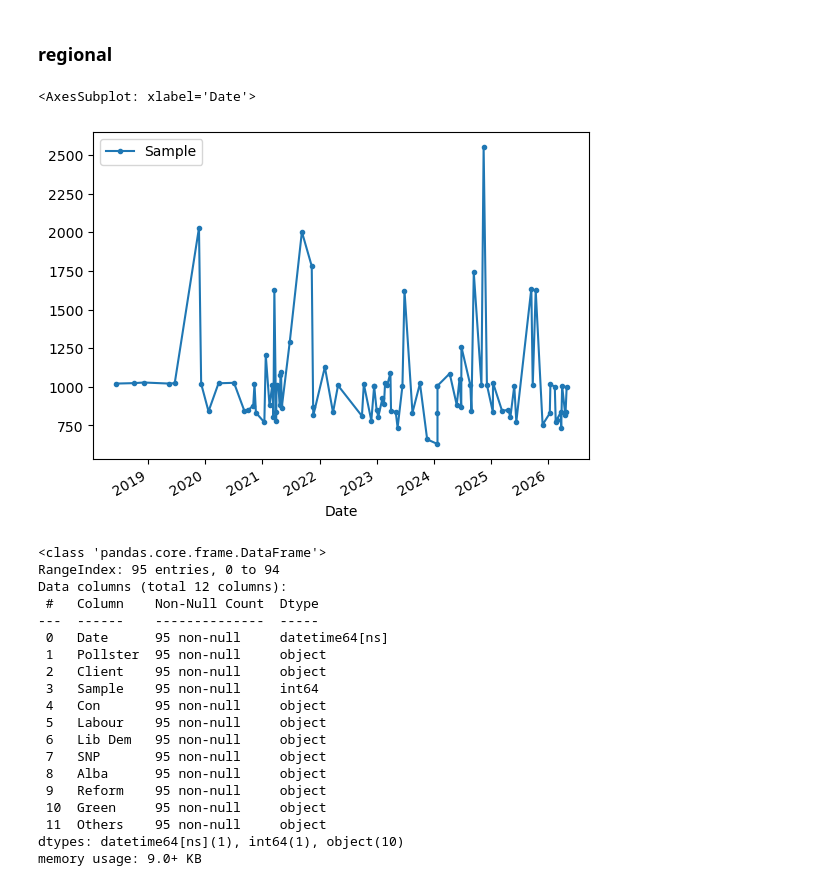
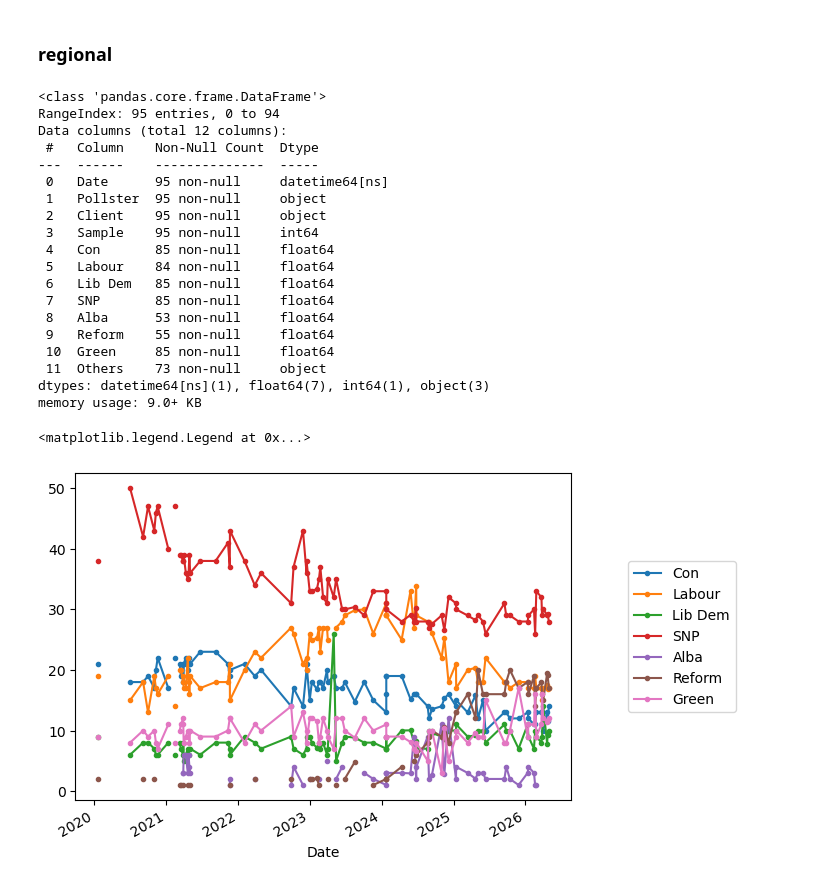
Before and after one commit to stelios-c/uk_votes, a Jupyter notebook: scottish_may2026.ipynb, the cells around one changed output. Saved outputs shown, nothing was run; the diff lists cells and outputs as text; code cells hidden in the pictures.

Commit message:
handle regional numbers, look at outlier

```diff
--- a/scottish_may2026.ipynb
+++ b/scottish_may2026.ipynb
@@ -9,7 +9,15 @@ Raw data from https://knutley.github.io/STAEM_Project/
 # %%
 constituency_df=pd.read_csv('constituency.csv',parse_dates=[0],sep='\%?,',engine='python')
 # %%
-regional_df=pd.read_csv('regional_list.csv',parse_dates=[0],sep='\%?,',engine='python')
+regional_df=(pd
+             .read_csv('regional_list.csv',
+                       parse_dates=[0],
+                       sep='\%?,',
+                       engine='python',
+                       na_values='—',
+                       dtype={'Sample':float,'Con':float,'Labour':float,'Lib Dem':float,'SNP':float,'Alba':float,
+                              'Reform':float,'Green':float})#,'Others':float
+            )
 # %% [markdown]
 ## Analysis
 # %% [markdown]
@@ -69,19 +77,6 @@ likewise Labour oscillates between low Norstat and high other in the last couple
 [figure]
 # %% [markdown]
 ### regional
-# %%
-(regional_df
- .set_index(['Date'])#,'Pollster'])
- .sort_index()
- #.unstack()
- #.drop(columns='Sample')
- #.SNP
- .loc['2016':]
- .plot(marker='.')#,colors={'Con':'tab10-blue'})
-)
-# %% [output]
-<AxesSubplot: xlabel='Date'>
-[figure, old version]
 # %%
 regional_df.info()
 # %% [output]
@@ -94,13 +89,25 @@ Data columns (total 12 columns):
  1   Pollster  95 non-null     object
  2   Client    95 non-null     object
  3   Sample    95 non-null     int64
- 4   Con       95 non-null     object
- 5   Labour    95 non-null     object
- 6   Lib Dem   95 non-null     object
- 7   SNP       95 non-null     object
- 8   Alba      95 non-null     object
- 9   Reform    95 non-null     object
- 10  Green     95 non-null     object
- 11  Others    95 non-null     object
-dtypes: datetime64[ns](1), int64(1), object(10)
+ 4   Con       85 non-null     float64
+ 5   Labour    84 non-null     float64
+ 6   Lib Dem   85 non-null     float64
+ 7   SNP       85 non-null     float64
+ 8   Alba      53 non-null     float64
+ 9   Reform    55 non-null     float64
+ 10  Green     85 non-null     float64
+ 11  Others    73 non-null     object
+dtypes: datetime64[ns](1), float64(7), int64(1), object(3)
 memory usage: 9.0+ KB
+# %%
+(regional_df
+ .set_index(['Date'])
+ .sort_index()
+ .drop(columns='Sample')
+ .loc['2016':]
+ .plot(marker='.')#,colors={'Con':'tab10-blue'})
+ .legend(loc='center left',bbox_to_anchor=(1.1, 0.5))
+)
+# %% [output]
+<matplotlib.legend.Legend at 0x...>
+[figure, new version]
```
Also changed, not shown: parts of 3 cells of this notebook.
